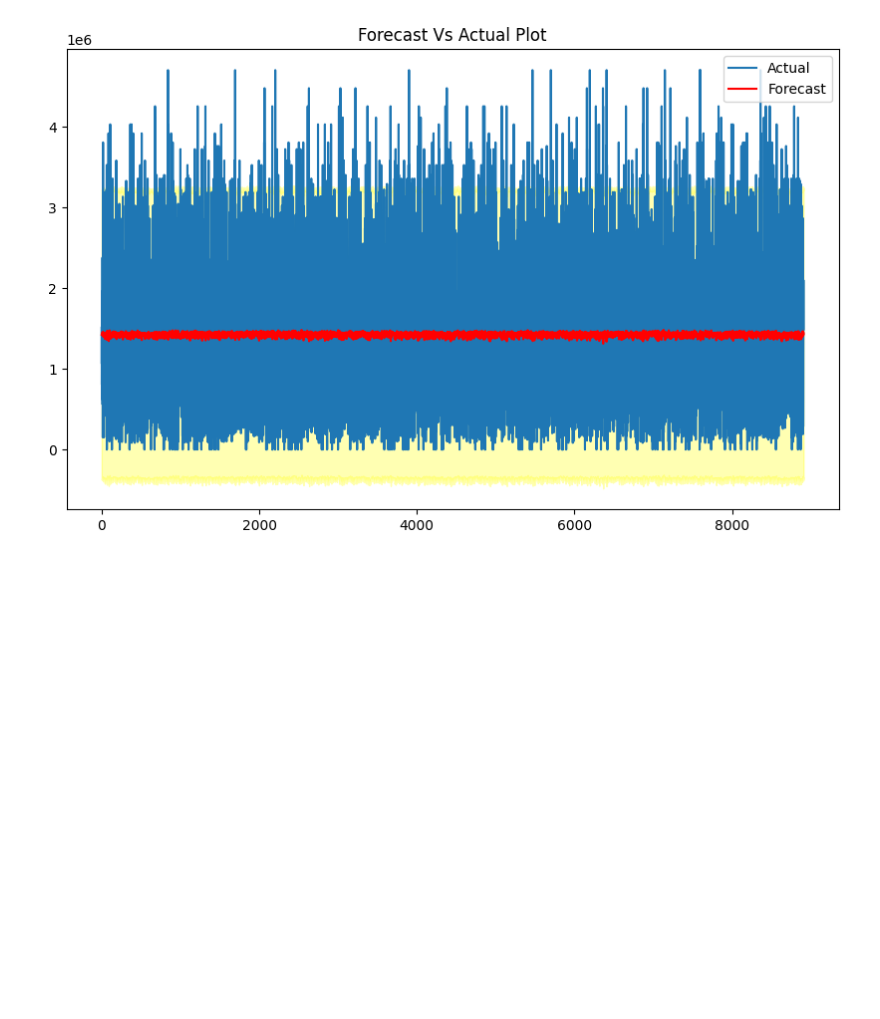
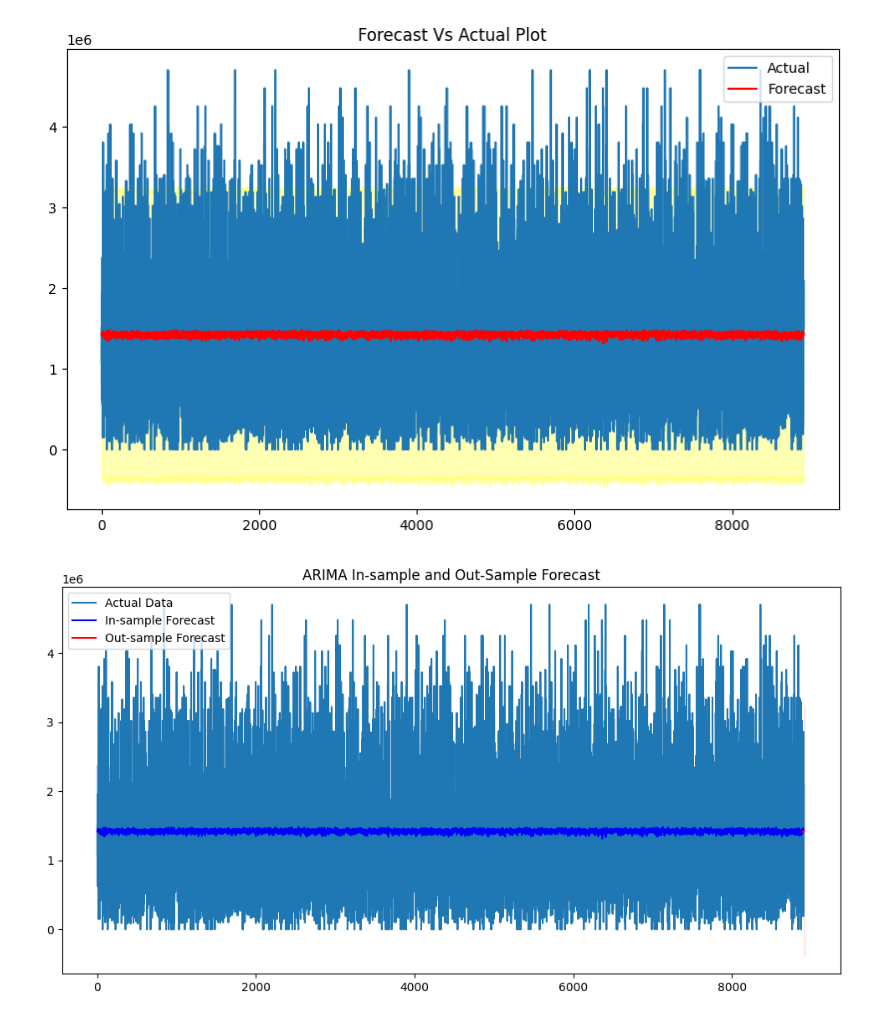
Before and after one commit to zephyrstorm123/MO-IT134-MachineLearning, a Jupyter notebook: Milestone_2_ARIMA.ipynb, the cells around one changed output. Cells and saved outputs as stored; diff of their text form; code cells hidden in the pictures; blank space fills up the shorter version.

```diff
--- a/Milestone_2_ARIMA.ipynb
+++ b/Milestone_2_ARIMA.ipynb
@@ -1417,3 +1417,26 @@ plt.legend()
 plt.show()
 # %% [output]
 [figure]
+# %%
+forecast_steps = 12 #Using 24 as arbitrary number to forecast 24days after
+
+
+train = merged_data_2['Total_Cost'][:-forecast_steps]
+test = merged_data_2['Total_Cost'][-forecast_steps:]
+
+train_pred = arima_fit.fittedvalues
+
+out_sample_forecast = arima_fit.get_forecast(steps=forecast_steps)
+forecast_values = out_sample_forecast.predicted_mean
+conf_int = out_sample_forecast.conf_int()
+
+plt.figure(figsize=(12,6))
+plt.plot(merged_data_2['Total_Cost'], label='Actual Data')
+plt.plot(train_pred, label='In-sample Forecast', color='blue')
+plt.plot(test.index, forecast_values, label='Out-sample Forecast', color='red')
+plt.fill_between(forecast_values.index, conf_int.iloc[:,0], conf_int.iloc[:,1], color='pink', alpha=0.3)
+plt.title('ARIMA In-sample and Out-Sample Forecast')
+plt.legend()
+plt.show()
+# %% [output]
+[figure, added]
```
Also changed, not shown: parts of 2 cells of this notebook.
